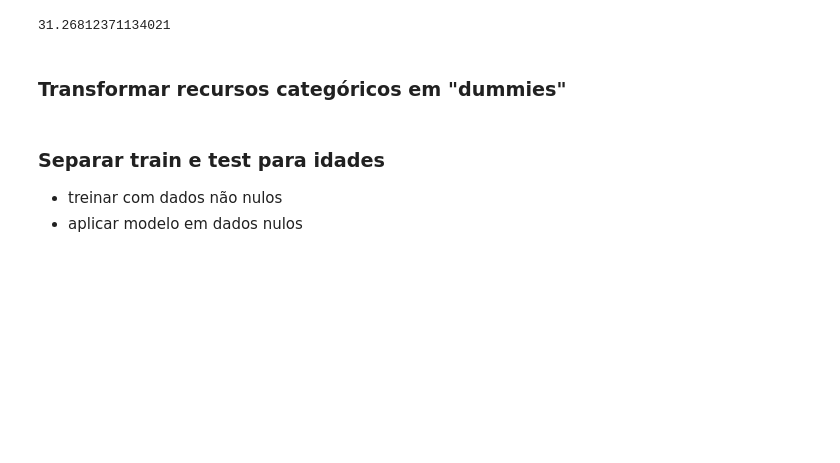
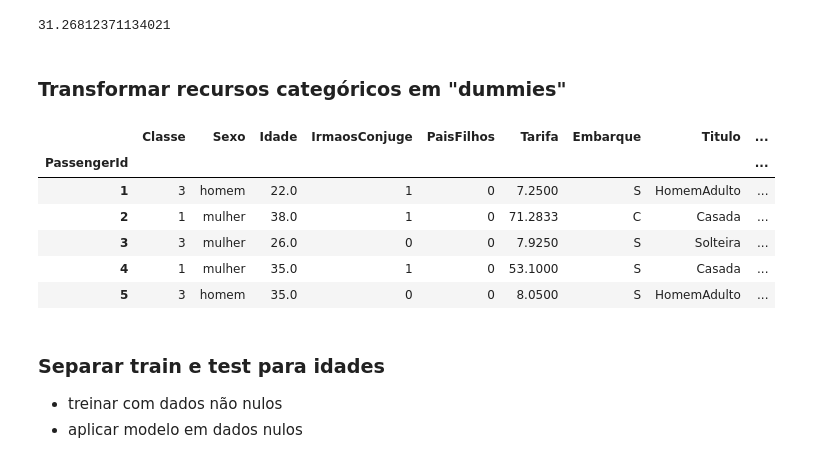
Before and after one commit to phillrog/py-machine-learning, a Jupyter notebook: notebooks/9 - Projeto Regressão Linear/Regressão Linear - Predicao da Idade dos Passageiros do Titanic - Vazio.ipynb, the cells around one changed output. Drawn from its saved outputs; the diff is of its cells as text; code cells hidden in the pictures; blank space fills up the shorter version.

```diff
--- a/notebooks/9 - Projeto Regressão Linear/Regressão Linear - Predicao da Idade dos Passageiros do Titanic - Vazio.ipynb
+++ b/notebooks/9 - Projeto Regressão Linear/Regressão Linear - Predicao da Idade dos Passageiros do Titanic - Vazio.ipynb
@@ -479,3 +479,13 @@ data.loc[data['solteiras_com_pais'] == 0]['Idade'].mean()
 31.26812371134021
 # %% [markdown]
 ### Transformar recursos categóricos em "dummies"
+# %%
+data.head()
+# %% [output]
+|  | Classe | Sexo | Idade | IrmaosConjuge | PaisFilhos | Tarifa | Embarque | Titulo | ... |
+| PassengerId |  |  |  |  |  |  |  |  | ... |
+| 1 | 3 | homem | 22.0 | 1 | 0 | 7.2500 | S | HomemAdulto | ... |
+| 2 | 1 | mulher | 38.0 | 1 | 0 | 71.2833 | C | Casada | ... |
+| 3 | 3 | mulher | 26.0 | 0 | 0 | 7.9250 | S | Solteira | ... |
+| 4 | 1 | mulher | 35.0 | 1 | 0 | 53.1000 | S | Casada | ... |
+| 5 | 3 | homem | 35.0 | 0 | 0 | 8.0500 | S | HomemAdulto | ... |
```
Also changed, not shown: parts of 2 cells of this notebook.
